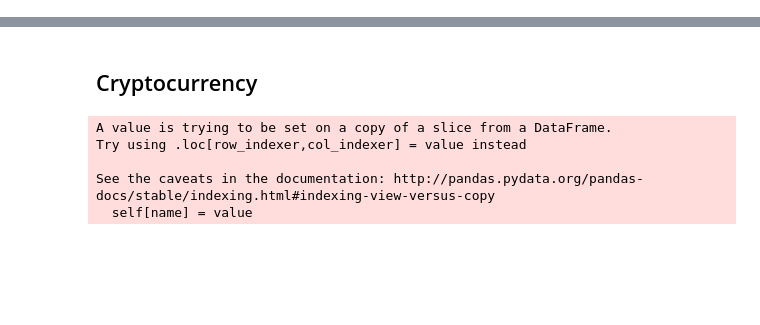
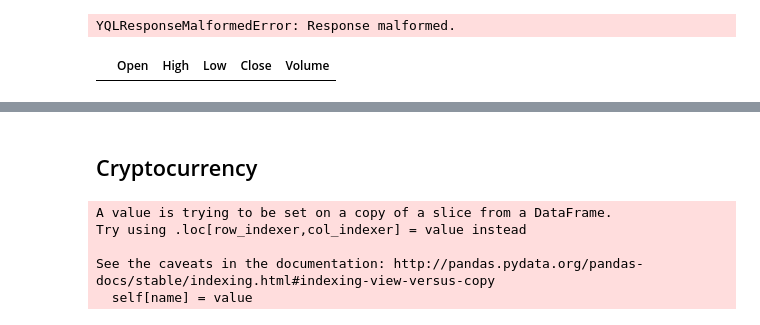
Before and after one commit to shreyasmahimkar/investment, a Jupyter notebook: notebooks/debug.ipynb, the cells around one changed output, grey strips where cells are left out. Saved outputs shown, nothing was run; the diff lists cells and outputs as text; code cells hidden in the pictures; blank space fills up the shorter version.

```diff
--- a/notebooks/debug.ipynb
+++ b/notebooks/debug.ipynb
@@ -11,3 +14,21 @@ from forex_python.converter import CurrencyRates
+# %%
+yahoo = Share('YHOO')
+# %% [output]
+YQLResponseMalformedError: Response malformed.
+# %%
+# Dow Jones
+# Dow Jones
+param = {
+    'q': "APPL", # Stock symbol (ex: "AAPL")
+    'i': "86400", # Interval size in seconds ("86400" = 1 day intervals)
+    'x': "NASDAQ", # Stock exchange symbol on which stock is traded (ex: "NASD")
+    'p': "1Y" # Period (Ex: "1Y" = 1 year)
+}
+# %%
+df = get_price_data(param)
+df
+# %% [output]
+|  | Open | High | Low | Close | Volume |
 # %%
 c = CurrencyRates()
 c.get_rate('USD', 'INR')
```
Also changed, not shown: parts of 10 cells of this notebook.
